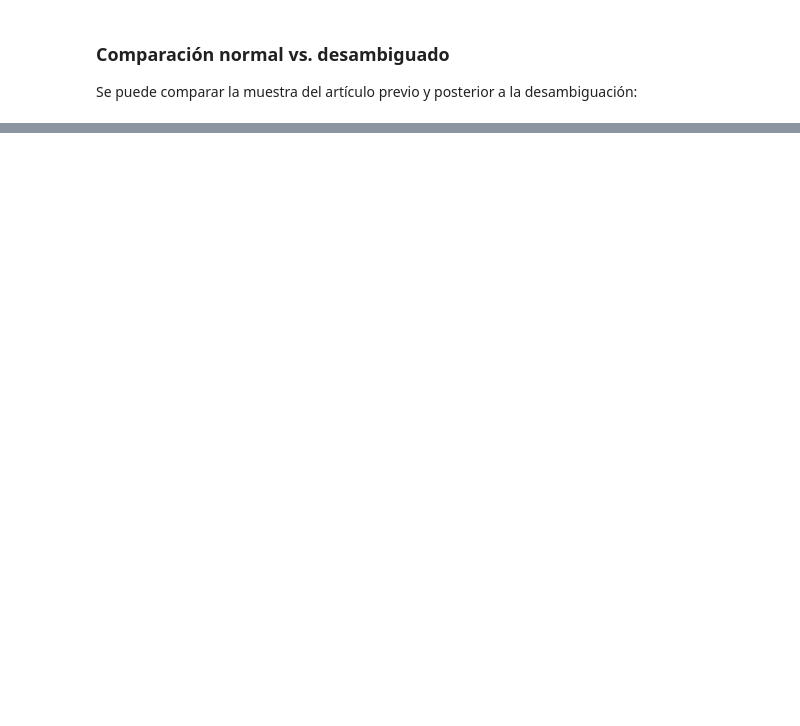
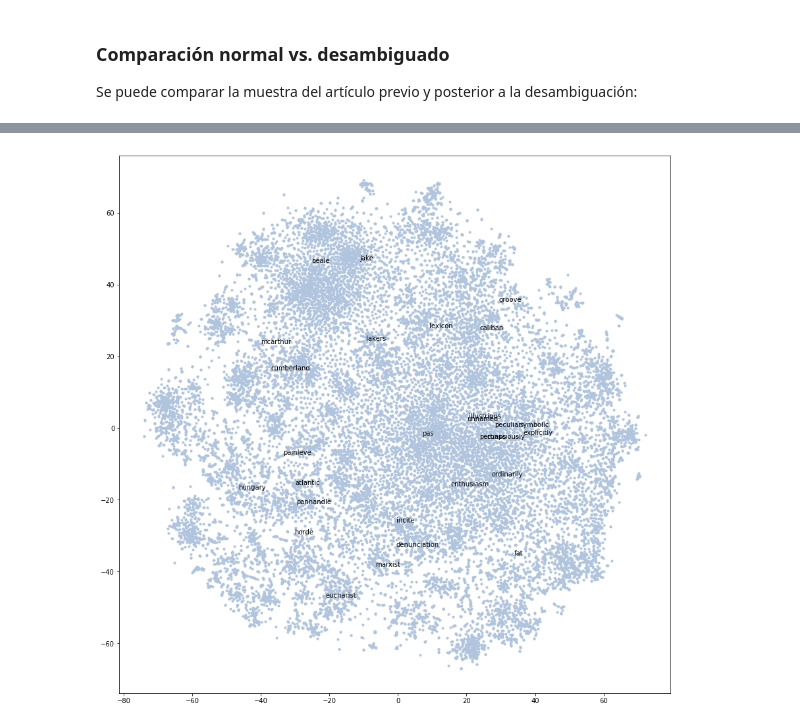
Before and after one commit to juanpablo-munoz/inf483, a Jupyter notebook: Proyecto_JPMuñoz.ipynb, the cells around one changed output, grey strips where cells are left out. Saved outputs shown, nothing was run; the diff lists cells and outputs as text; code cells hidden in the pictures; blank space fills up the shorter version.

```diff
--- a/Proyecto_JPMuñoz.ipynb
+++ b/Proyecto_JPMuñoz.ipynb
@@ -536,0 +834,23 @@ state | state
+# %%
+from sklearn.manifold import TSNE
+from matplotlib import pyplot as plt
+import random
+
+prob = 0.001
+
+# fit a 2d TSNE model to the vectors
+X = model_no_disambiguation[model_no_disambiguation.wv.vocab]
+pca = PCA(n_components=50)
+partial_result = pca.fit_transform(X)
+tsne = TSNE(n_components=2)
+result = tsne.fit_transform(partial_result)
+# create a scatter plot of the projection
+plt.figure(figsize=(15, 15))
+plt.scatter(result[:, 0], result[:, 1], marker='.', c='lightsteelblue')
+words = list(model_no_disambiguation.wv.vocab)
+for i, word in enumerate(words):
+    if random.random() <= prob:
+        plt.annotate(word, xy=(result[i, 0], result[i, 1]))
+plt.show()
+# %% [output]
+[figure, added]
```
Also changed, not shown: parts of 27 cells of this notebook.
